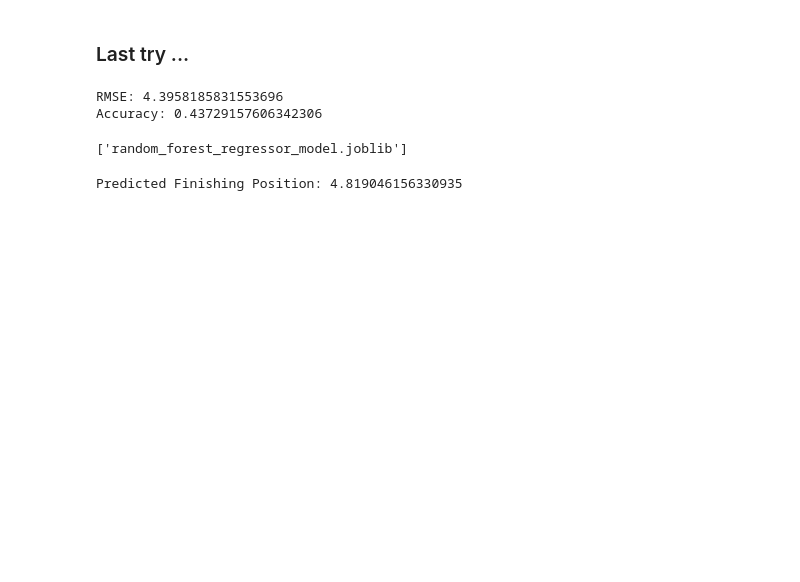
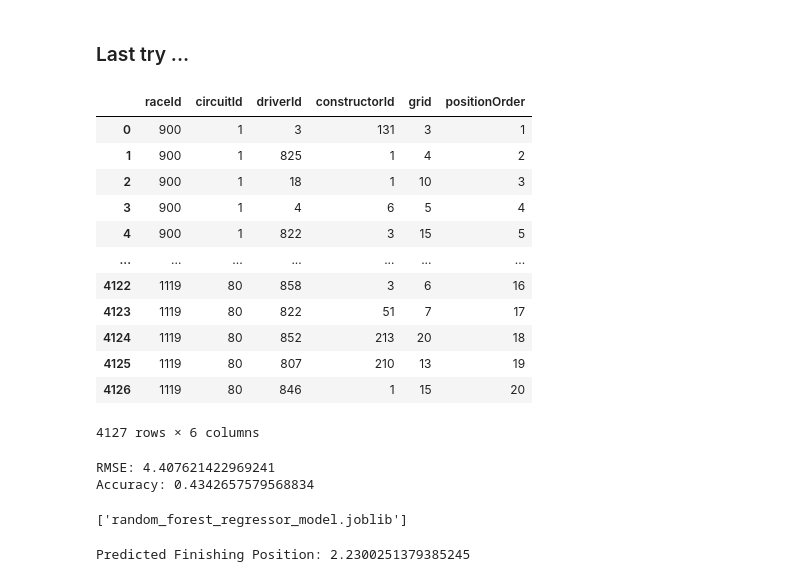
Before and after one commit to TBillaudeau/F1-ML-Prediction, a Jupyter notebook: notebooks/detecting_winner.ipynb, the cells around one changed output. Cells and saved outputs as stored; diff of their text form; code cells hidden in the pictures; blank space fills up the shorter version.

Commit message:
Update preprocess_and_select_features function to include circuitId

```diff
--- a/notebooks/detecting_winner.ipynb
+++ b/notebooks/detecting_winner.ipynb
@@ -397,5 +402,21 @@ joblib.dump(rf_classifier, '/Users/louisar/Documents/DevVsCode/Efrei/F1-ML-Predi
 # %% [markdown]
 ### Last try ...
+# %%
+df
+# %% [output]
+|  | raceId | circuitId | driverId | constructorId | grid | positionOrder |
+| 0 | 900 | 1 | 3 | 131 | 3 | 1 |
+| 1 | 900 | 1 | 825 | 1 | 4 | 2 |
+| 2 | 900 | 1 | 18 | 1 | 10 | 3 |
+| 3 | 900 | 1 | 4 | 6 | 5 | 4 |
+| 4 | 900 | 1 | 822 | 3 | 15 | 5 |
+| ... | ... | ... | ... | ... | ... | ... |
+| 4122 | 1119 | 80 | 858 | 3 | 6 | 16 |
+| 4123 | 1119 | 80 | 822 | 51 | 7 | 17 |
+| 4124 | 1119 | 80 | 852 | 213 | 20 | 18 |
+| 4125 | 1119 | 80 | 807 | 210 | 13 | 19 |
+| 4126 | 1119 | 80 | 846 | 1 | 15 | 20 |
+4127 rows × 6 columns
 # %%
 import pandas as pd
 from sklearn.model_selection import train_test_split
@@ -410,11 +431,11 @@ races_df = pd.read_csv(f'{folder_path}/races.csv')
 results_df = pd.read_csv(f'{folder_path}/results.csv')
 
 # Preprocessing and feature selection
-df = pd.merge(races_df[['raceId']], results_df[['raceId', 'driverId', 'constructorId', 'grid', 'positionOrder']], on='raceId')
+df = pd.merge(races_df[['raceId','circuitId']], results_df[['raceId', 'driverId', 'constructorId', 'grid', 'positionOrder']], on='raceId')
 df = df.dropna()
 
 # Assuming we are focusing on 'grid', 'constructorId', and the target 'positionOrder'
-X = df[['grid', 'constructorId', 'driverId']]
+X = df[['grid', 'constructorId', 'driverId','circuitId']]
 y = df['positionOrder']
 
 # Split the data into training and testing sets
@@ -435,8 +456,8 @@ print(f"Accuracy: {model.score(X_test, y_test)}")
 # Save the model for future use
 joblib.dump(model, 'random_forest_regressor_model.joblib')
 # %% [output]
-RMSE: 4.3958185831553696
-Accuracy: 0.43729157606342306
+RMSE: 4.407621422969241
+Accuracy: 0.4342657579568834
 ['random_forest_regressor_model.joblib']
 # %%
 import pandas as pd
@@ -449,9 +470,10 @@ model = joblib.load(model_path)
 # Example new data for prediction
 # Suppose you want to predict the finishing position for a driver starting from grid position 5 for constructor ID 1
 new_data = {
-    'grid': [3],  # Grid position
+    'grid': [1],  # Grid position
     'constructorId': [9],  # Constructor ID
-    'driverId': [830]  # Driver ID
+    'driverId': [830],  # Driver ID
+    'circuitId': [6]
 }
 
 # Convert the new data to a DataFrame
@@ -463,4 +485,4 @@ predictions = model.predict(new_data_df)
 # Print the predicted finishing position
 print(f"Predicted Finishing Position: {predictions[0]}")
 # %% [output]
-Predicted Finishing Position: 4.819046156330935
+Predicted Finishing Position: 2.2300251379385245
```
Also changed, not shown: parts of 1 cell of this notebook, 1 other file.
